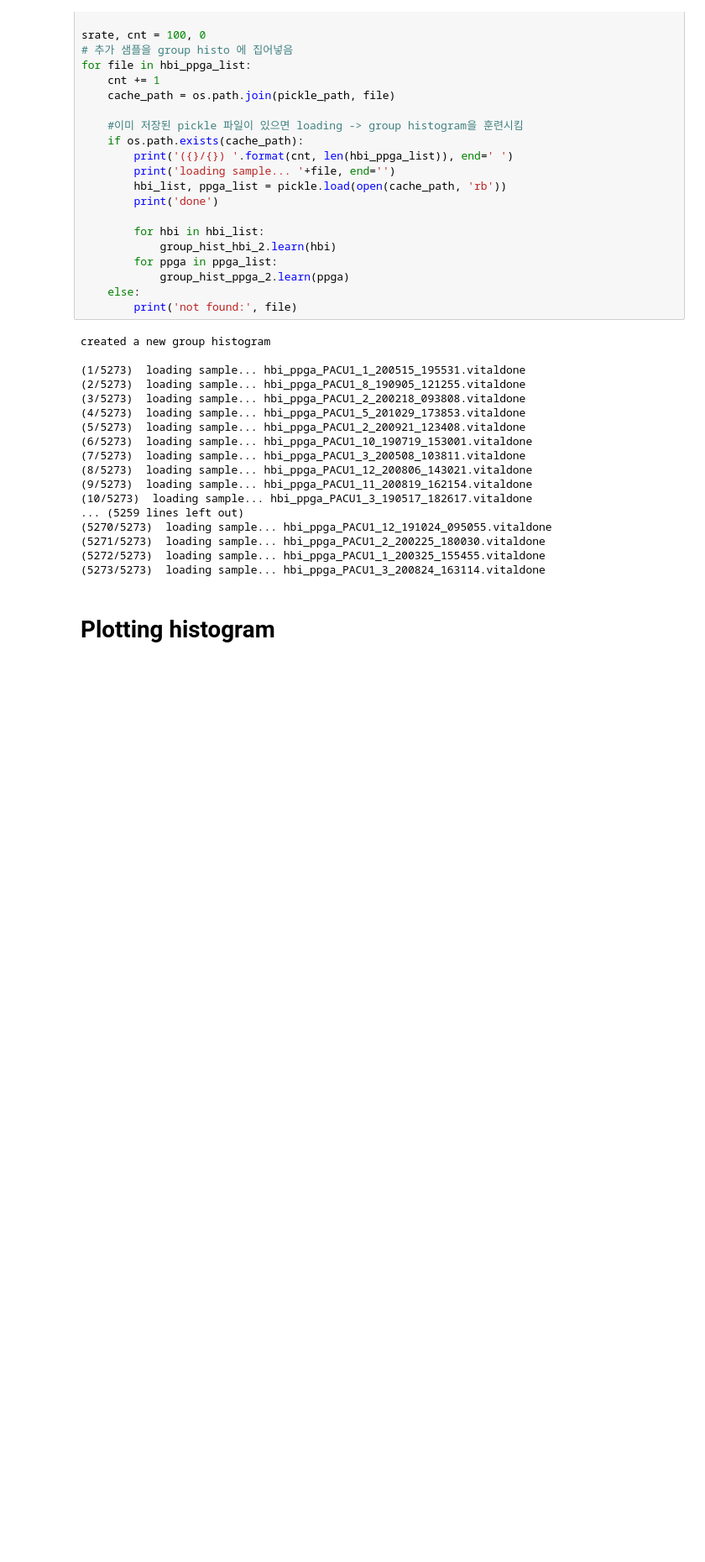
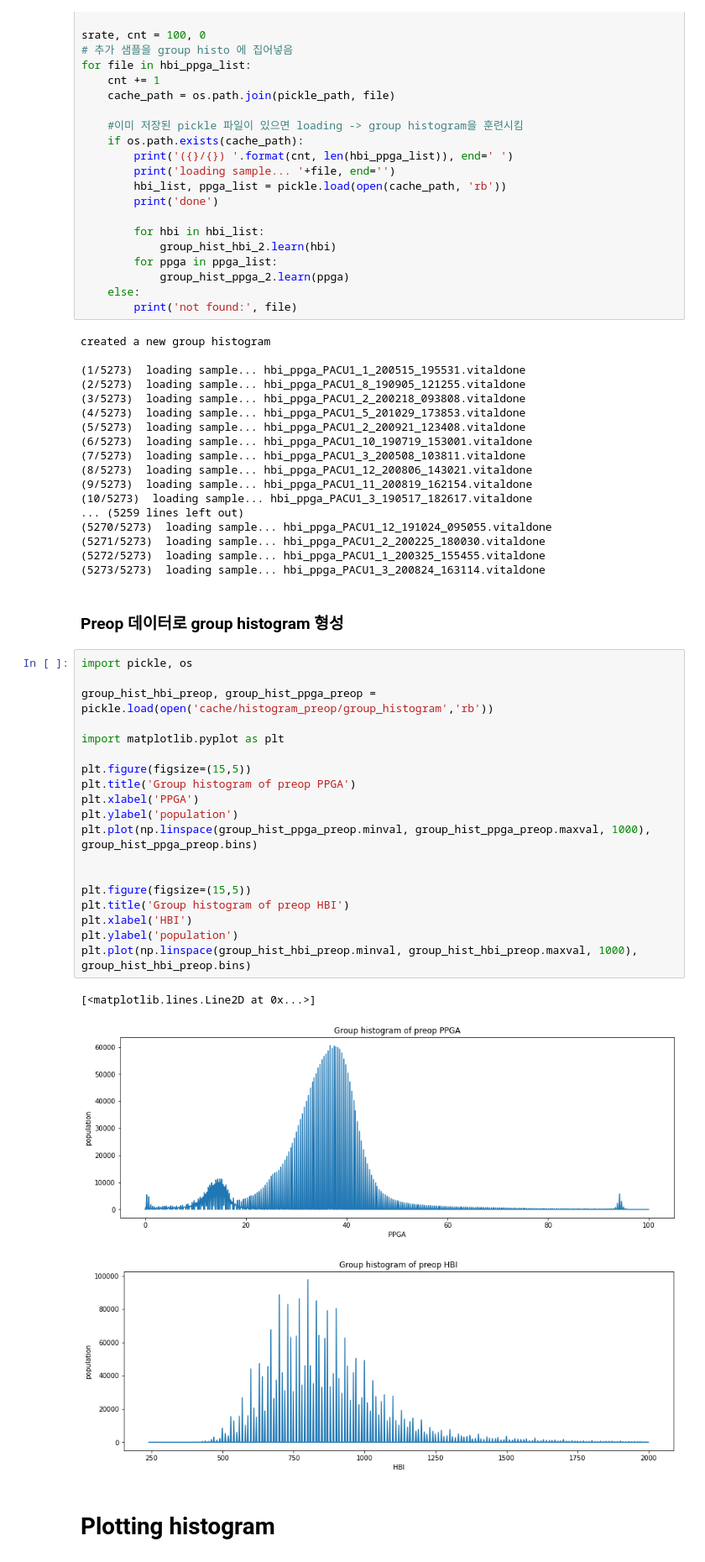
Before and after one commit to Hyeonsik/cranberry2, a Jupyter notebook: Preprocessing/SPI_model_SNUH.ipynb, the cells around one changed output. Shown at 84% size. Cells and saved outputs as stored; diff of their text form; blank space fills up the shorter version.

```diff
--- a/Preprocessing/SPI_model_SNUH.ipynb
+++ b/Preprocessing/SPI_model_SNUH.ipynb
@@ -116,6 +116,31 @@ created a new group histogram
 (5271/5273)  loading sample... hbi_ppga_PACU1_2_200225_180030.vitaldone
 (5272/5273)  loading sample... hbi_ppga_PACU1_1_200325_155455.vitaldone
 (5273/5273)  loading sample... hbi_ppga_PACU1_3_200824_163114.vitaldone
+# %% [markdown]
+### Preop 데이터로 group histogram 형성
+# %%
+import pickle, os
+
+group_hist_hbi_preop, group_hist_ppga_preop = pickle.load(open('cache/histogram_preop/group_histogram','rb'))
+
+import matplotlib.pyplot as plt
+
+plt.figure(figsize=(15,5))
+plt.title('Group histogram of preop PPGA')
+plt.xlabel('PPGA')
+plt.ylabel('population')
+plt.plot(np.linspace(group_hist_ppga_preop.minval, group_hist_ppga_preop.maxval, 1000), group_hist_ppga_preop.bins)
+
+
+plt.figure(figsize=(15,5))
+plt.title('Group histogram of preop HBI')
+plt.xlabel('HBI')
+plt.ylabel('population')
+plt.plot(np.linspace(group_hist_hbi_preop.minval, group_hist_hbi_preop.maxval, 1000), group_hist_hbi_preop.bins)
+# %% [output]
+[<matplotlib.lines.Line2D at 0x...>]
+[figure, added]
+[figure, added]
 # %% [markdown]
 # Plotting histogram
 # %%
```
Also changed, not shown: parts of 15 cells of this notebook, 2 other files.
